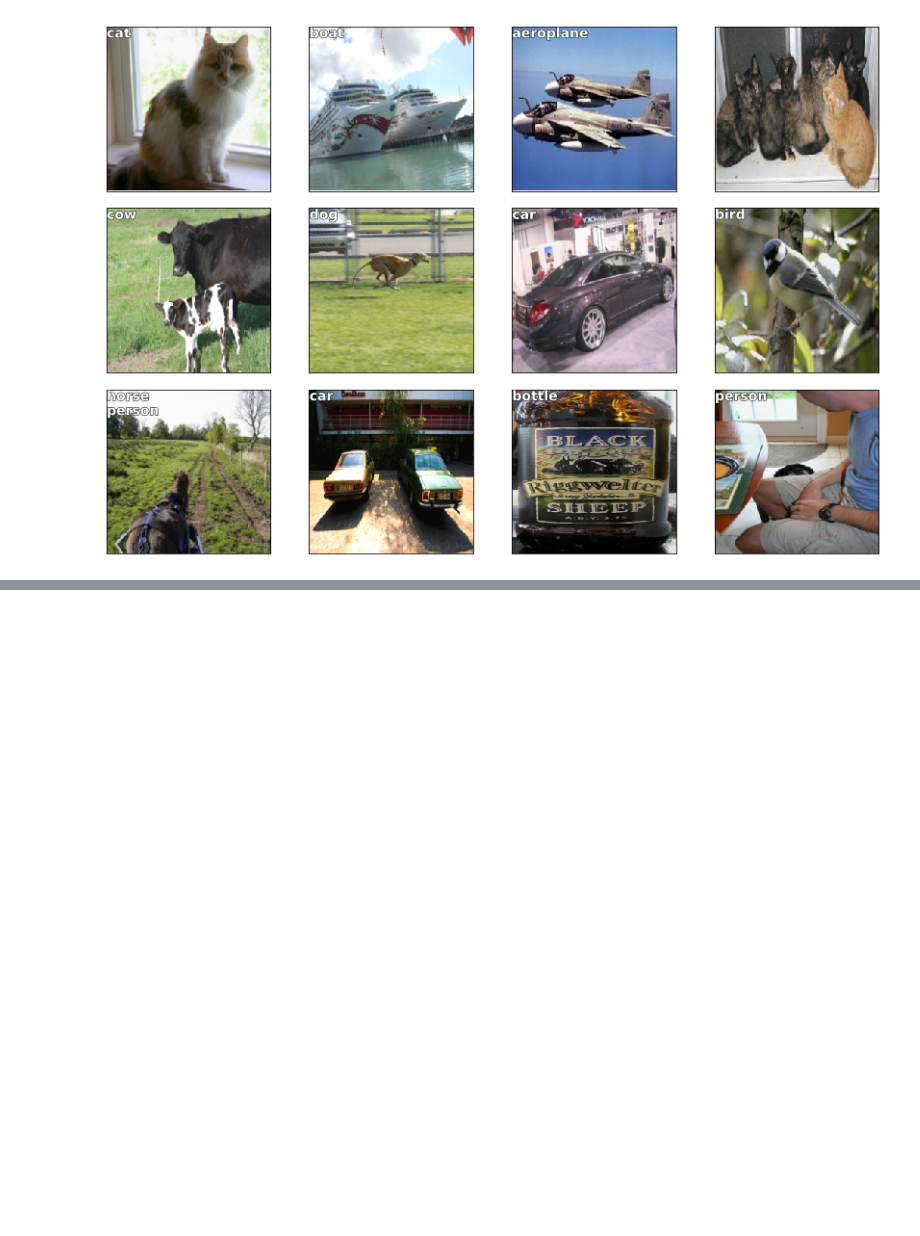
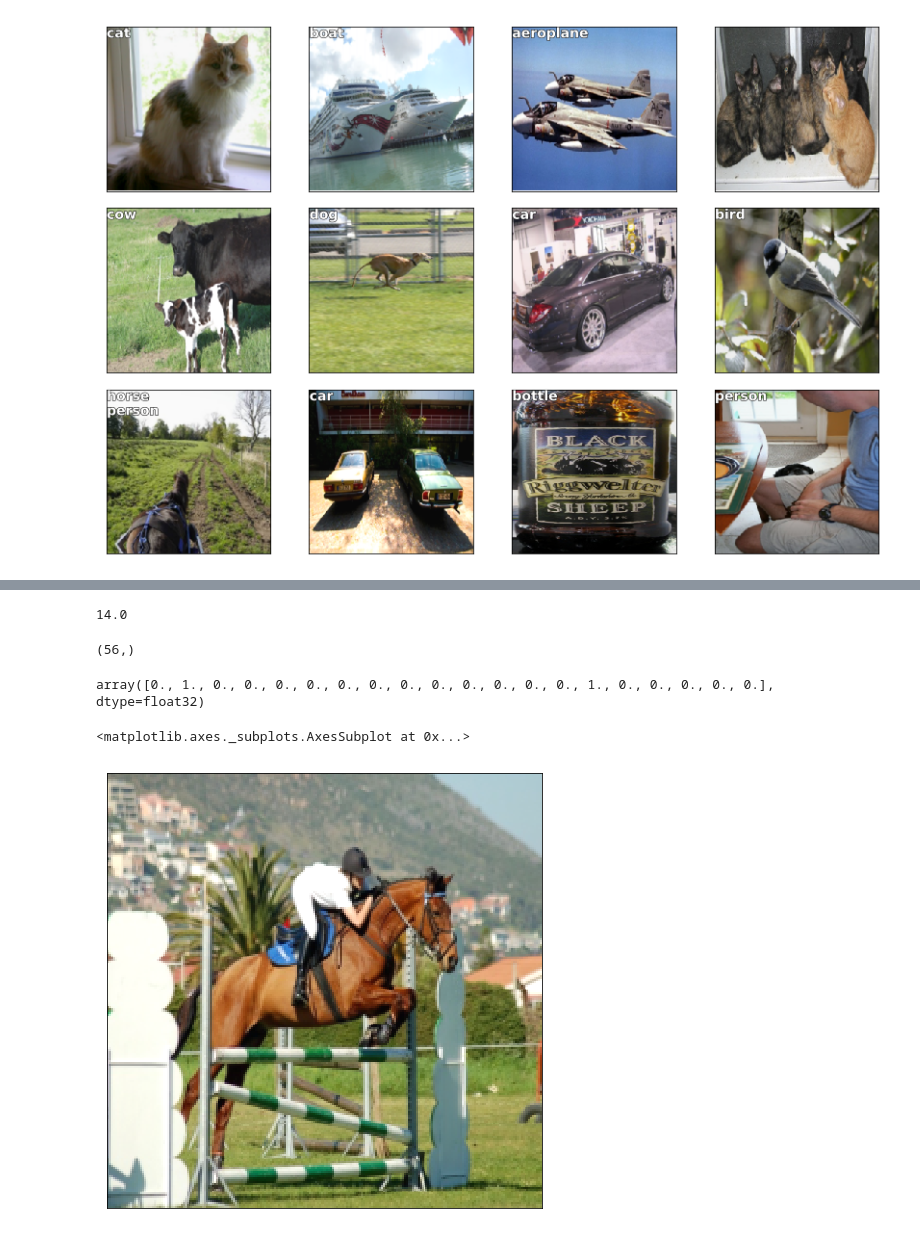
Before and after one commit to ganesh-krishnan/fastai, a Jupyter notebook: courses/dl2/pascal-multi_gk.ipynb, the cells around one changed output, grey strips where cells are left out. Cells and saved outputs as stored; diff of their text form; code cells hidden in the pictures; blank space fills up the shorter version.

```diff
--- a/courses/dl2/pascal-multi_gk.ipynb
+++ b/courses/dl2/pascal-multi_gk.ipynb
@@ -208,0 +286,16 @@ plot_mc(x, preds, 0.5)
+# %%
+class ConcatDataSets(Dataset):
+    def __init__(self, bb_ds, cl_ds):
+        self.bb_ds = bb_ds
+        self.cl_ds = cl_ds
+
+    def __len__(self):
+        return len(self.bb_ds)
+
+    def __getitem__(self, i):
+        x = self.bb_ds[i][0]
+        y = (self.bb_ds[i][1], self.cl_ds[i][1])
+        return (x, y)
+# %%
+md_both.trn_dl.dataset = ConcatDataSets(md_mbb.trn_ds, md_mc.trn_ds)
+md_both.val_dl.dataset = ConcatDataSets(md_mbb.val_ds, md_mc.val_ds)
@@ -208,0 +363,17 @@ plot_mc(x, preds, 0.5)
+# %%
+y[0][0].shape[0]/4
+# %% [output]
+14.0
+# %%
+y[0][0].shape
+# %% [output]
+(56,)
+# %%
+y[1][0]
+# %% [output]
+array([0., 1., 0., 0., 0., 0., 0., 0., 0., 0., 0., 0., 0., 0., 1., 0., 0., 0., 0., 0.], dtype=float32)
+# %%
+show_img(np.squeeze(md_mbb.val_ds.denorm(x)))
+# %% [output]
+<matplotlib.axes._subplots.AxesSubplot at 0x...>
+[figure, added]
```
Also changed, not shown: parts of 30 cells of this notebook.
